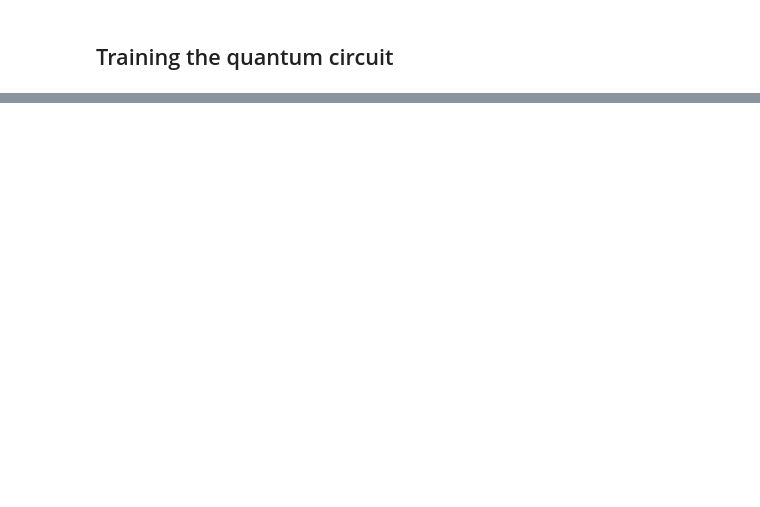
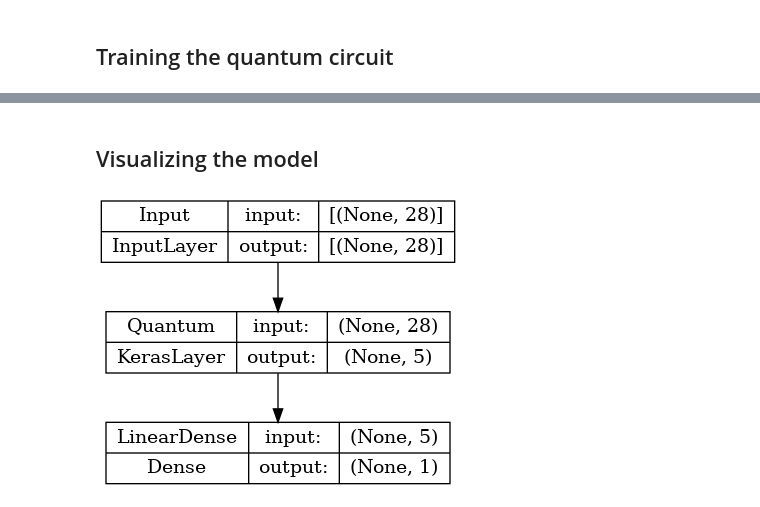
Before and after one commit to Totx/VQC_Hybrid_classifiers, a Jupyter notebook: VQC_Quantum.ipynb, the cells around one changed output, grey strips where cells are left out. Saved outputs shown, nothing was run; the diff lists cells and outputs as text; code cells hidden in the pictures; blank space fills up the shorter version.

```diff
--- a/VQC_Quantum.ipynb
+++ b/VQC_Quantum.ipynb
@@ -120,0 +308,8 @@ Name: Class, Length: 284807, dtype: float64
+# %% [markdown]
+## Visualizing the model
+# %%
+
+dir_qcircuit_image = "./model_diagrams/qcircuit_ae.png"
+tf.keras.utils.plot_model(model=model, to_file=dir_qcircuit_image, show_shapes=True)
+# %% [output]
+[figure, added]
```
Also changed, not shown: parts of 34 cells of this notebook, 43 other files.
